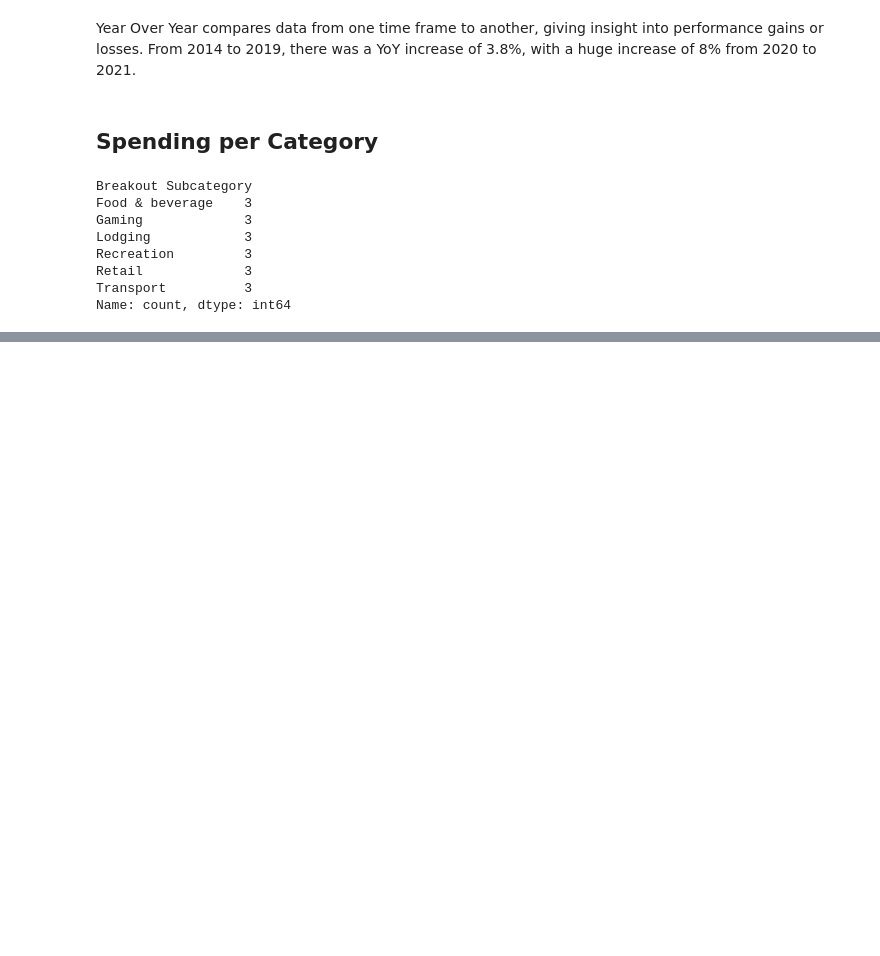
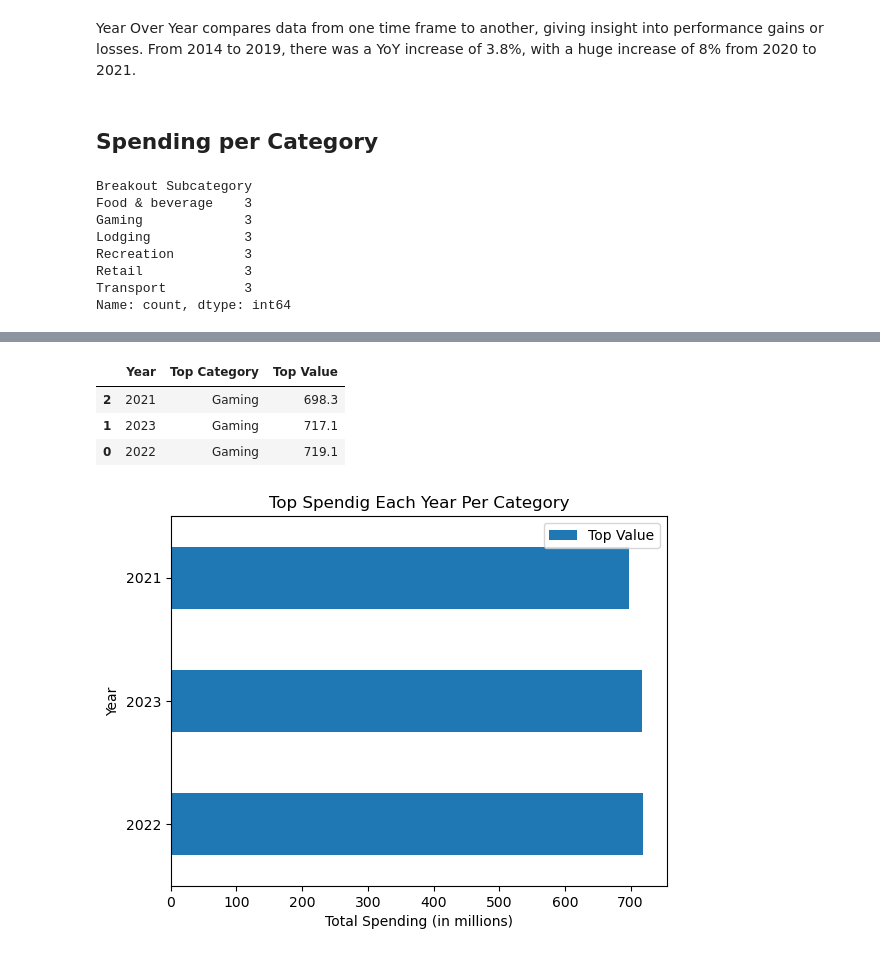
Before and after one commit to Djohnson1313/washoe_tourism_impact, a Jupyter notebook: washoe_tourism_impact_nb.ipynb, the cells around one changed output, grey strips where cells are left out. Drawn from its saved outputs; the diff is of its cells as text; code cells hidden in the pictures; blank space fills up the shorter version.

```diff
--- a/washoe_tourism_impact_nb.ipynb
+++ b/washoe_tourism_impact_nb.ipynb
@@ -96,3 +96,34 @@ def get_yoy(start, end, col, val, df):
     yoy_p = round(yoy * 100, 2)
 
     return f'Between the years of {start} and {end}, the Year Over Year value is {yoy} or {yoy_p}%'
+# %%
+def top_cat_per_year(df):
+
+    df['Breakout Rate Value'] = pd.to_numeric(df['Breakout Rate Value'], errors = 'coerce')
+    df_ = df.dropna(subset = ['Period of Measure', 'Breakout Subcategory', 'Breakout Rate Value'])
+
+    highest_per_year = {}
+
+    for year in df_['Period of Measure'].unique():
+        year_df = df_[df_['Period of Measure'] == year]
+
+        cat_totals = year_df.groupby('Breakout Subcategory')['Breakout Rate Value'].sum()
+
+        top_cat = cat_totals.idxmax()
+        top_val = cat_totals.max()
+
+        highest_per_year[year] = (top_cat, top_val)
+
+    data = [
+    {"Year": year, "Top Category": category, "Top Value": value}
+    for year, (category, value) in highest_per_year.items()]
+    df_top = pd.DataFrame(data)
+    df_top = df_top.sort_values("Top Value", ascending = False).reset_index(drop=True)
+
+    fig, ax = plt.subplots()
+    df_top.plot(x = 'Year', y = 'Top Value', kind = 'barh', ax=ax)
+
+    ax.set_title('Top Spendig Each Year Per Category')
+    ax.set_xlabel('Total Spending (in millions)')
+
+    return df_top.sort_values('Top Value', ascending = True)
@@ -232,0 +320,8 @@ for ind, row in df.iterrows():
+# %%
+top_cat_per_year(df)
+# %% [output]
+|  | Year | Top Category | Top Value |
+| 2 | 2021 | Gaming | 698.3 |
+| 1 | 2023 | Gaming | 717.1 |
+| 0 | 2022 | Gaming | 719.1 |
+[figure, added]
```
Also changed, not shown: parts of 5 cells of this notebook.
